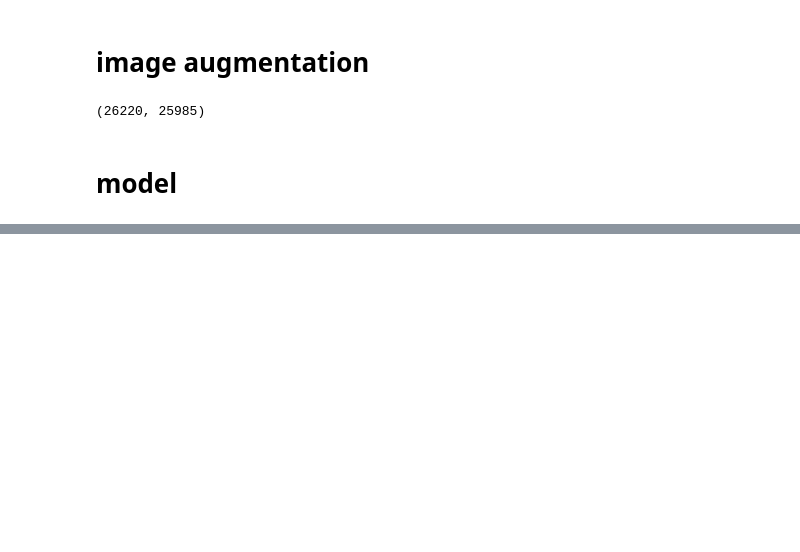
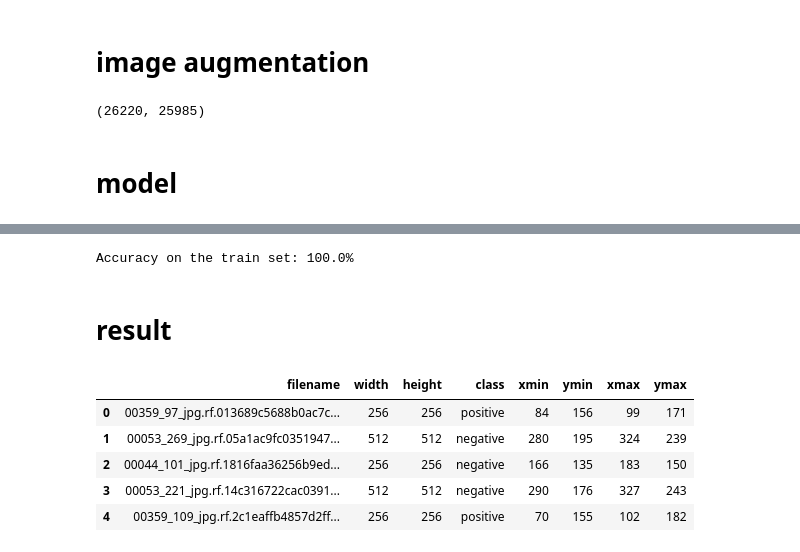
Before and after one commit to plutoNotebook/brain_tumor_detection, a Jupyter notebook: axial_MRI_R_CNN.ipynb, the cells around one changed output, grey strips where cells are left out. Saved outputs shown, nothing was run; the diff lists cells and outputs as text; code cells hidden in the pictures; blank space fills up the shorter version.

```diff
--- a/axial_MRI_R_CNN.ipynb
+++ b/axial_MRI_R_CNN.ipynb
@@ -281,0 +378,34 @@ torch.save(model.state_dict(), "ROImodel.pth")
+# %%
+Tumormodel.eval()
+
+correct = 0
+total = 0
+
+threshold = 0.5
+
+with torch.no_grad():
+    for images, labels in dataloader:
+        image = images.to(device)
+        label = labels.to(device)
+        outputs = Tumormodel(image)
+        predicted = (outputs > threshold).float()
+        total += label.size(0)
+        correct += (predicted.flatten() == label).sum().item()
+
+accuracy = 100 * correct / total
+print('Accuracy on the train set: {}%'.format(accuracy))
+# %% [output]
+Accuracy on the train set: 100.0%
+# %% [markdown]
+# result
+# %%
+bbox_valid = pd.read_csv('axial_MRI/valid/_annotations.csv')
+
+bbox_valid.head()
+# %% [output]
+|  | filename | width | height | class | xmin | ymin | xmax | ymax |
+| 0 | 00359_97_jpg.rf.013689c5688b0ac7c... | 256 | 256 | positive | 84 | 156 | 99 | 171 |
+| 1 | 00053_269_jpg.rf.05a1ac9fc0351947... | 512 | 512 | negative | 280 | 195 | 324 | 239 |
+| 2 | 00044_101_jpg.rf.1816faa36256b9ed... | 256 | 256 | negative | 166 | 135 | 183 | 150 |
+| 3 | 00053_221_jpg.rf.14c316722cac0391... | 512 | 512 | negative | 290 | 176 | 327 | 243 |
+| 4 | 00359_109_jpg.rf.2c1eaffb4857d2ff... | 256 | 256 | positive | 70 | 155 | 102 | 182 |
```
Also changed, not shown: parts of 11 cells of this notebook, 5 other files.
